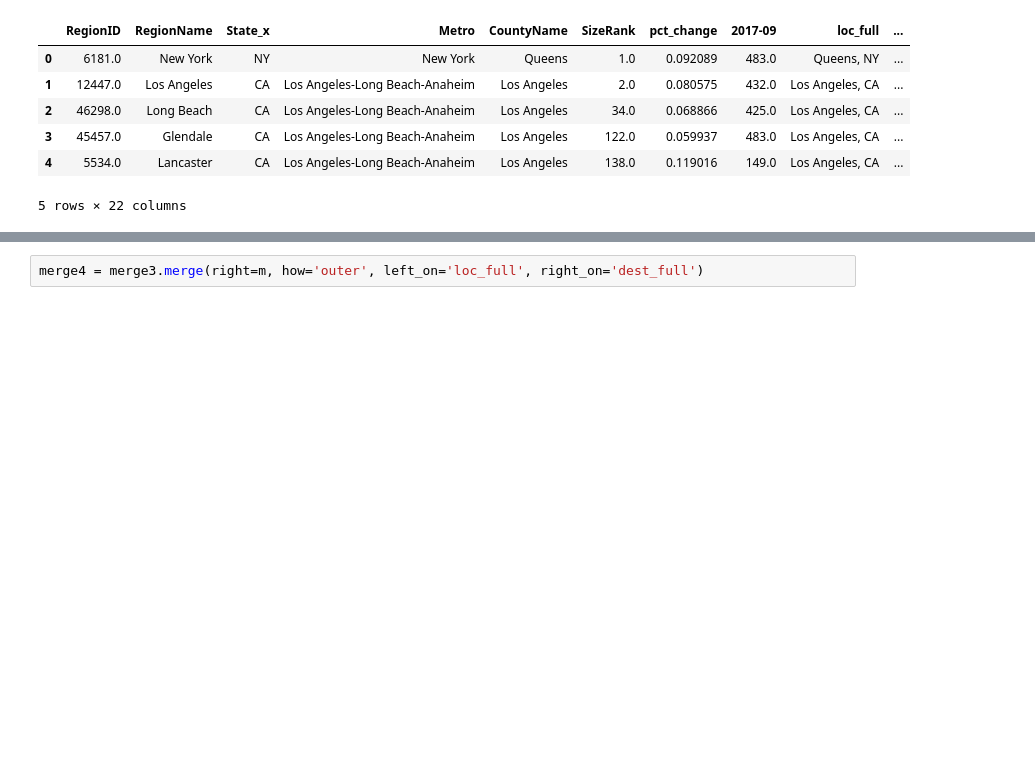
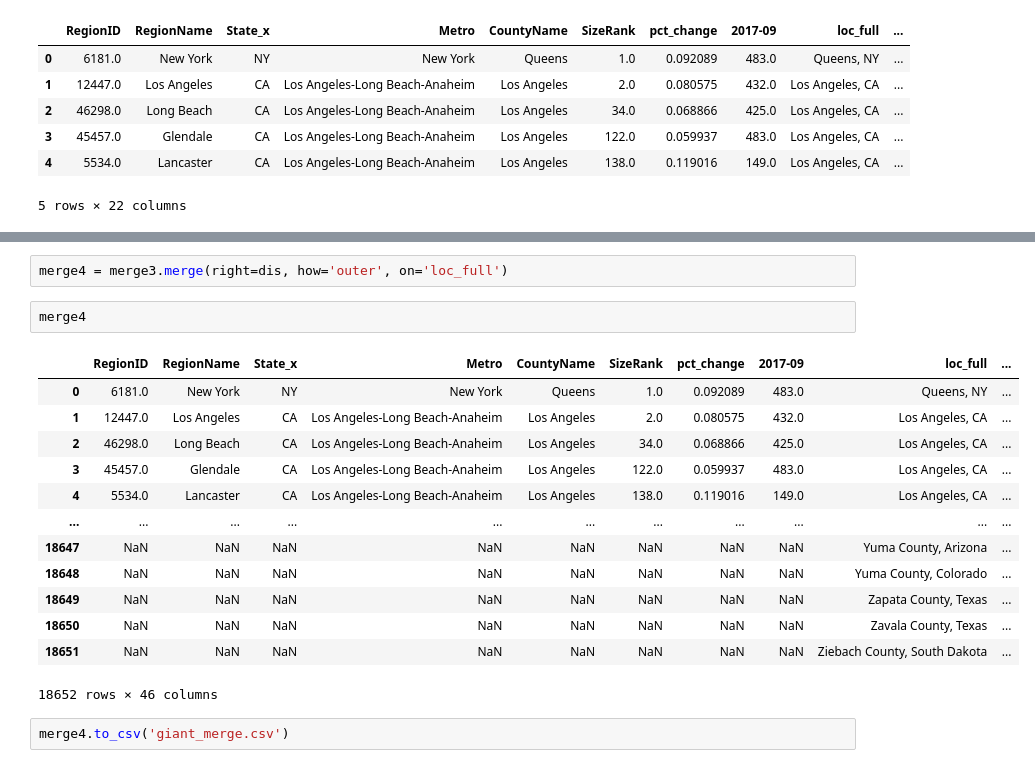
Before and after one commit to taylor-curran/vrb-know, a Jupyter notebook: data/master_row.ipynb, the cells around one changed output, grey strips where cells are left out. Cells and saved outputs as stored; diff of their text form; blank space fills up the shorter version.

```diff
--- a/data/master_row.ipynb
+++ b/data/master_row.ipynb
@@ -361,2 +371,20 @@ merge3.head()
 # %%
-merge4 = merge3.merge(right=m, how='outer', left_on='loc_full', right_on='dest_full')
+merge4 = merge3.merge(right=dis, how='outer', on='loc_full')
+# %%
+merge4
+# %% [output]
+|  | RegionID | RegionName | State_x | Metro | CountyName | SizeRank | pct_change | 2017-09 | loc_full | ... |
+| 0 | 6181.0 | New York | NY | New York | Queens | 1.0 | 0.092089 | 483.0 | Queens, NY | ... |
+| 1 | 12447.0 | Los Angeles | CA | Los Angeles-Long Beach-Anaheim | Los Angeles | 2.0 | 0.080575 | 432.0 | Los Angeles, CA | ... |
+| 2 | 46298.0 | Long Beach | CA | Los Angeles-Long Beach-Anaheim | Los Angeles | 34.0 | 0.068866 | 425.0 | Los Angeles, CA | ... |
+| 3 | 45457.0 | Glendale | CA | Los Angeles-Long Beach-Anaheim | Los Angeles | 122.0 | 0.059937 | 483.0 | Los Angeles, CA | ... |
+| 4 | 5534.0 | Lancaster | CA | Los Angeles-Long Beach-Anaheim | Los Angeles | 138.0 | 0.119016 | 149.0 | Los Angeles, CA | ... |
+| ... | ... | ... | ... | ... | ... | ... | ... | ... | ... | ... |
+| 18647 | NaN | NaN | NaN | NaN | NaN | NaN | NaN | NaN | Yuma County, Arizona | ... |
+| 18648 | NaN | NaN | NaN | NaN | NaN | NaN | NaN | NaN | Yuma County, Colorado | ... |
+| 18649 | NaN | NaN | NaN | NaN | NaN | NaN | NaN | NaN | Zapata County, Texas | ... |
+| 18650 | NaN | NaN | NaN | NaN | NaN | NaN | NaN | NaN | Zavala County, Texas | ... |
+| 18651 | NaN | NaN | NaN | NaN | NaN | NaN | NaN | NaN | Ziebach County, South Dakota | ... |
+18652 rows × 46 columns
+# %%
+merge4.to_csv('giant_merge.csv')
```
Also changed, not shown: parts of 1 cell of this notebook, 2 other files.
